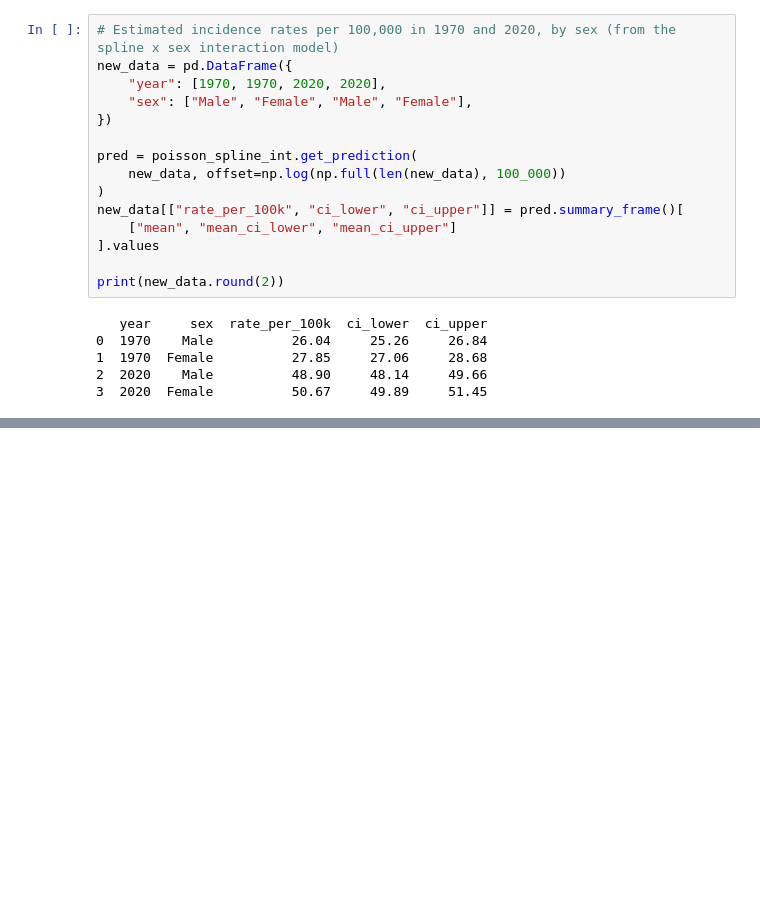
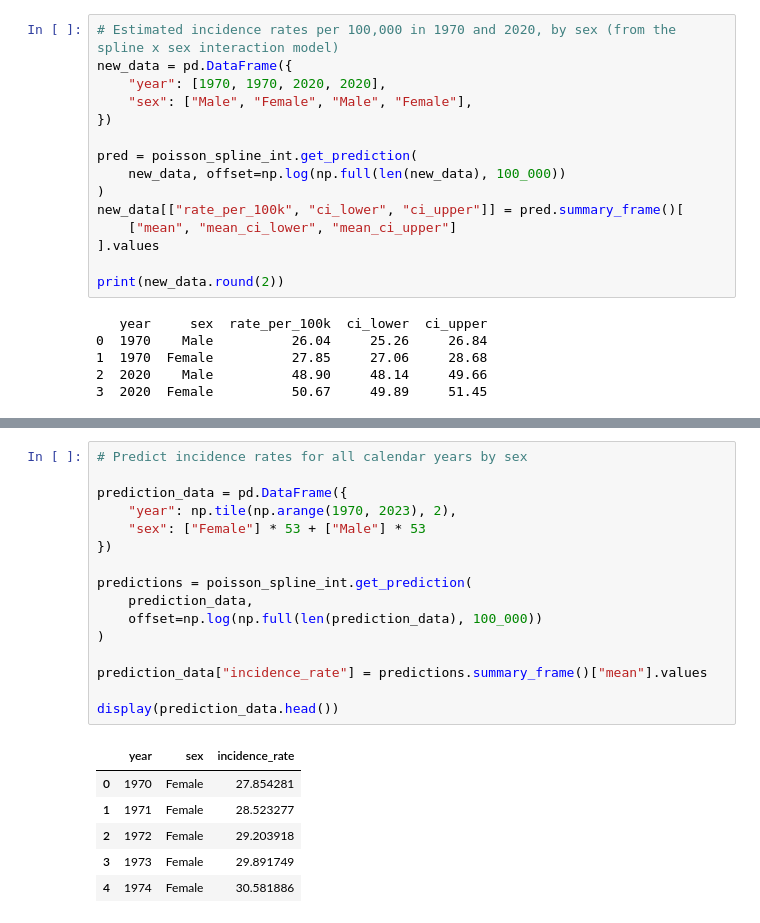
Before and after one commit to ElSchr/Biostat_I_Assignment_1, a Jupyter notebook: Assignment_1.ipynb, the cells around one changed output, grey strips where cells are left out. Cells and saved outputs as stored; diff of their text form; blank space fills up the shorter version.

```diff
--- a/Assignment_1.ipynb
+++ b/Assignment_1.ipynb
@@ -434,0 +465,23 @@ print(new_data.round(2))
+# %%
+# Predict incidence rates for all calendar years by sex
+
+prediction_data = pd.DataFrame({
+    "year": np.tile(np.arange(1970, 2023), 2),
+    "sex": ["Female"] * 53 + ["Male"] * 53
+})
+
+predictions = poisson_spline_int.get_prediction(
+    prediction_data,
+    offset=np.log(np.full(len(prediction_data), 100_000))
+)
+
+prediction_data["incidence_rate"] = predictions.summary_frame()["mean"].values
+
+display(prediction_data.head())
+# %% [output]
+|  | year | sex | incidence_rate |
+| 0 | 1970 | Female | 27.854281 |
+| 1 | 1971 | Female | 28.523277 |
+| 2 | 1972 | Female | 29.203918 |
+| 3 | 1973 | Female | 29.891749 |
+| 4 | 1974 | Female | 30.581886 |
```
Also changed, not shown: parts of 18 cells of this notebook.
